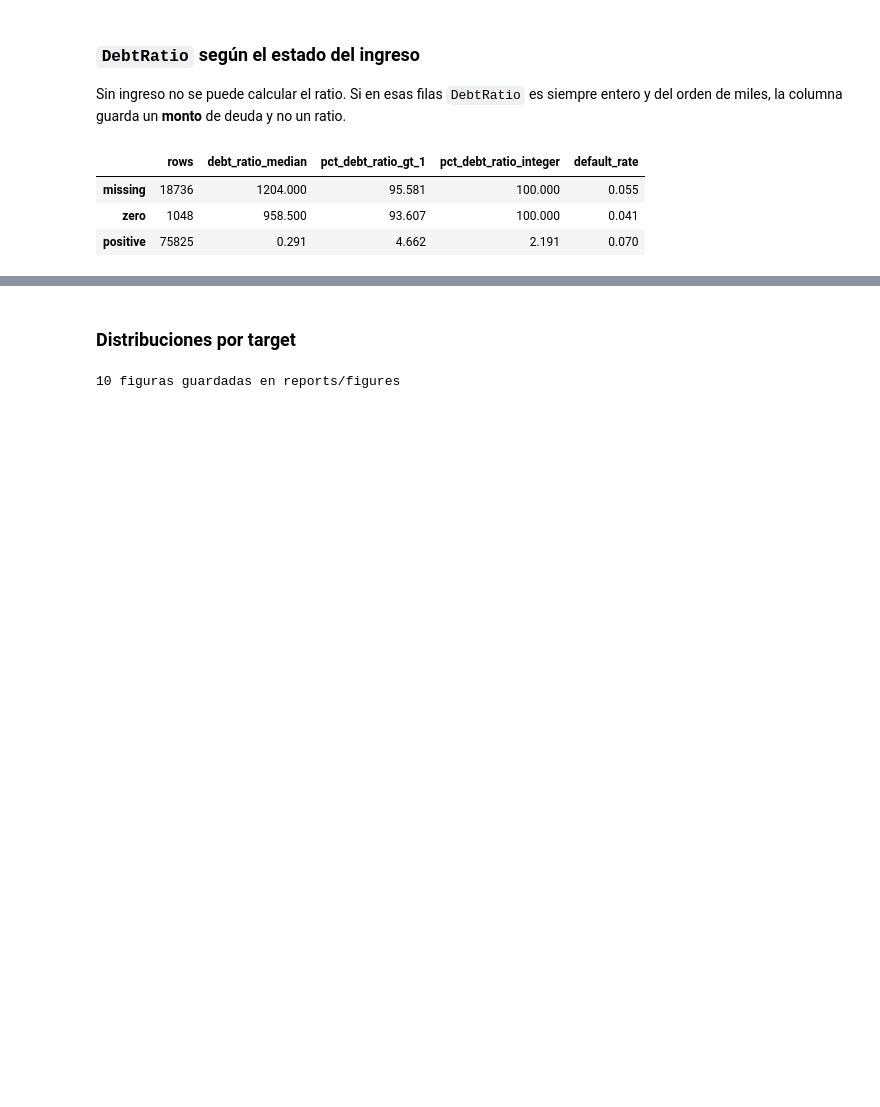
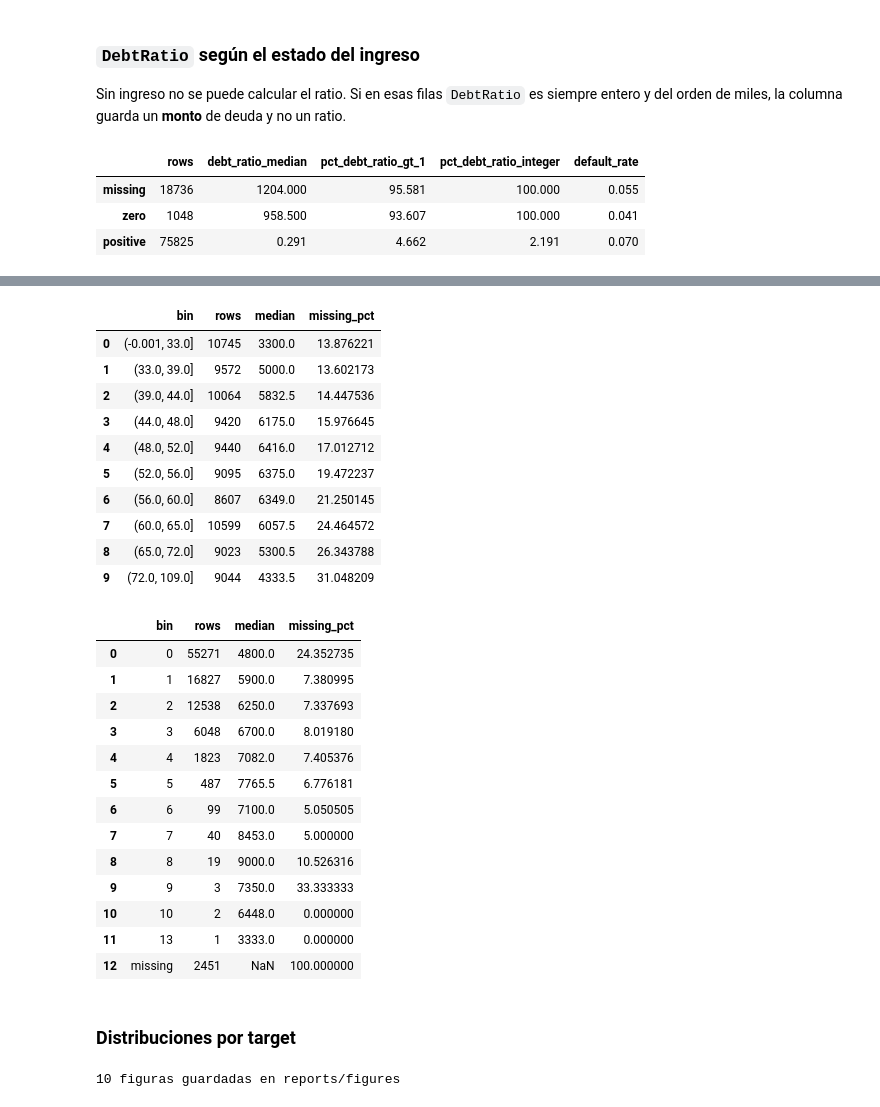
Before and after one commit to marcelamu9/give-me-some-credit, a Jupyter notebook: notebooks/01-eda.ipynb, the cells around one changed output, grey strips where cells are left out. Saved outputs shown, nothing was run; the diff lists cells and outputs as text; code cells hidden in the pictures; blank space fills up the shorter version.

```diff
--- a/notebooks/01-eda.ipynb
+++ b/notebooks/01-eda.ipynb
@@ -250,3 +296,38 @@ display(profile.debt_ratio_by_income_status(train, cfg.target).round(3))
+# %%
+by_age = profile.median_by(train, "MonthlyIncome", "age", q=10)
+display(by_age)
+fig = plots.plot_median_by(by_age, "MonthlyIncome", "age (decil)")
+plots.save_figure(fig, FIG_DIR / "income_by_age.png")
+by_dependents = profile.median_by(train, "MonthlyIncome", "NumberOfDependents")
+display(by_dependents)
+fig = plots.plot_median_by(by_dependents, "MonthlyIncome", "NumberOfDependents")
+_ = plots.save_figure(fig, FIG_DIR / "income_by_dependents.png")
+# %% [output]
+|  | bin | rows | median | missing_pct |
+| 0 | (-0.001, 33.0] | 10745 | 3300.0 | 13.876221 |
+| 1 | (33.0, 39.0] | 9572 | 5000.0 | 13.602173 |
+| 2 | (39.0, 44.0] | 10064 | 5832.5 | 14.447536 |
+| 3 | (44.0, 48.0] | 9420 | 6175.0 | 15.976645 |
+| 4 | (48.0, 52.0] | 9440 | 6416.0 | 17.012712 |
+| 5 | (52.0, 56.0] | 9095 | 6375.0 | 19.472237 |
+| 6 | (56.0, 60.0] | 8607 | 6349.0 | 21.250145 |
+| 7 | (60.0, 65.0] | 10599 | 6057.5 | 24.464572 |
+| 8 | (65.0, 72.0] | 9023 | 5300.5 | 26.343788 |
+| 9 | (72.0, 109.0] | 9044 | 4333.5 | 31.048209 |
+|  | bin | rows | median | missing_pct |
+| 0 | 0 | 55271 | 4800.0 | 24.352735 |
+| 1 | 1 | 16827 | 5900.0 | 7.380995 |
+| 2 | 2 | 12538 | 6250.0 | 7.337693 |
+| 3 | 3 | 6048 | 6700.0 | 8.019180 |
+| 4 | 4 | 1823 | 7082.0 | 7.405376 |
+| 5 | 5 | 487 | 7765.5 | 6.776181 |
+| 6 | 6 | 99 | 7100.0 | 5.050505 |
+| 7 | 7 | 40 | 8453.0 | 5.000000 |
+| 8 | 8 | 19 | 9000.0 | 10.526316 |
+| 9 | 9 | 3 | 7350.0 | 33.333333 |
+| 10 | 10 | 2 | 6448.0 | 0.000000 |
+| 11 | 13 | 1 | 3333.0 | 0.000000 |
+| 12 | missing | 2451 | NaN | 100.000000 |
 # %% [markdown]
 ### Distribuciones por target
 # %%
```
Also changed, not shown: parts of 6 cells of this notebook, 9 other files.
